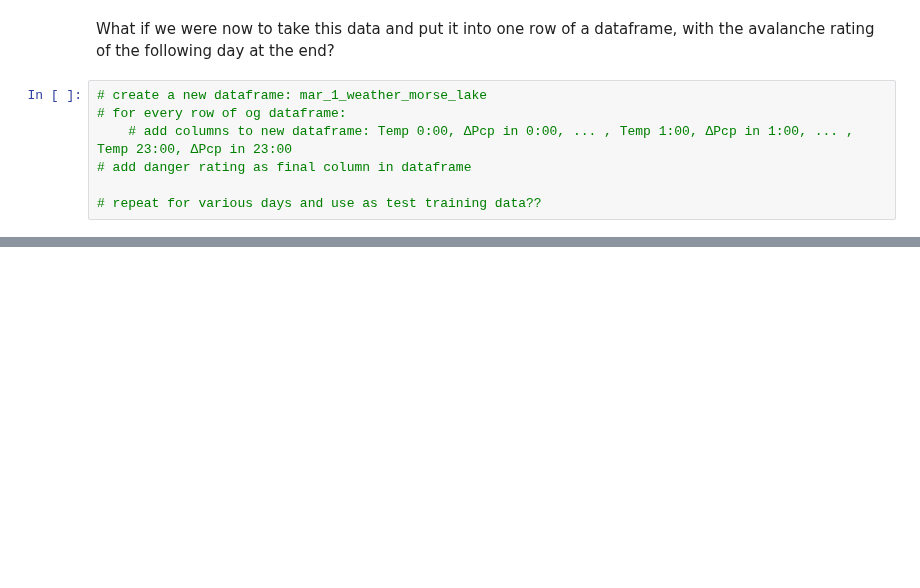
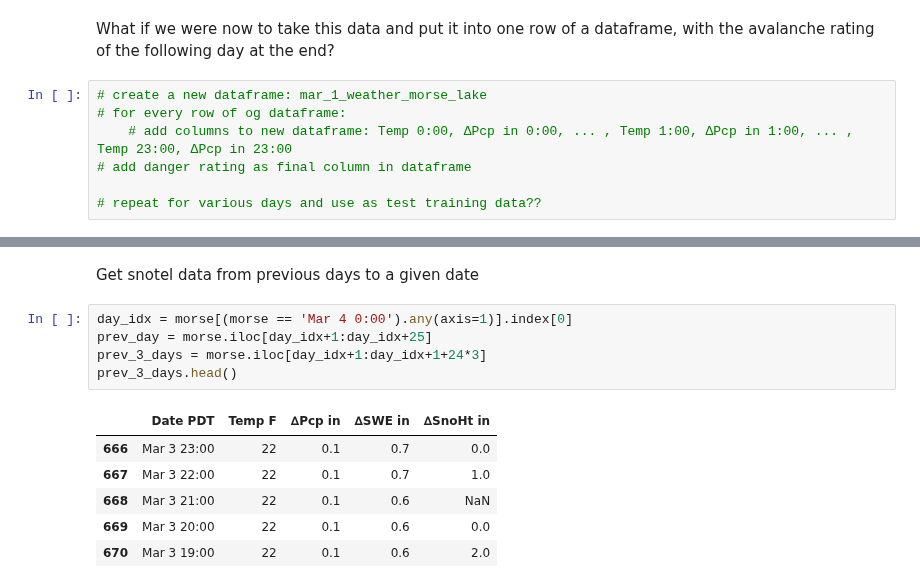
Before and after one commit to itsjpb/470-avalanche-prediction, a Jupyter notebook: example_data_loading.ipynb, the cells around one changed output, grey strips where cells are left out. Saved outputs shown, nothing was run; the diff lists cells and outputs as text; blank space fills up the shorter version.

```diff
--- a/example_data_loading.ipynb
+++ b/example_data_loading.ipynb
@@ -77,0 +175,14 @@ What if we were now to take this data and put it into one row of a dataframe, wi
+# %% [markdown]
+Get snotel data from previous days to a given date
+# %%
+day_idx = morse[(morse == 'Mar 4 0:00').any(axis=1)].index[0]
+prev_day = morse.iloc[day_idx+1:day_idx+25]
+prev_3_days = morse.iloc[day_idx+1:day_idx+1+24*3]
+prev_3_days.head()
+# %% [output]
+|  | Date PDT | Temp F | ∆Pcp in | ∆SWE in | ∆SnoHt in |
+| 666 | Mar 3 23:00 | 22 | 0.1 | 0.7 | 0.0 |
+| 667 | Mar 3 22:00 | 22 | 0.1 | 0.7 | 1.0 |
+| 668 | Mar 3 21:00 | 22 | 0.1 | 0.6 | NaN |
+| 669 | Mar 3 20:00 | 22 | 0.1 | 0.6 | 0.0 |
+| 670 | Mar 3 19:00 | 22 | 0.1 | 0.6 | 2.0 |
```
Also changed, not shown: parts of 17 cells of this notebook.
